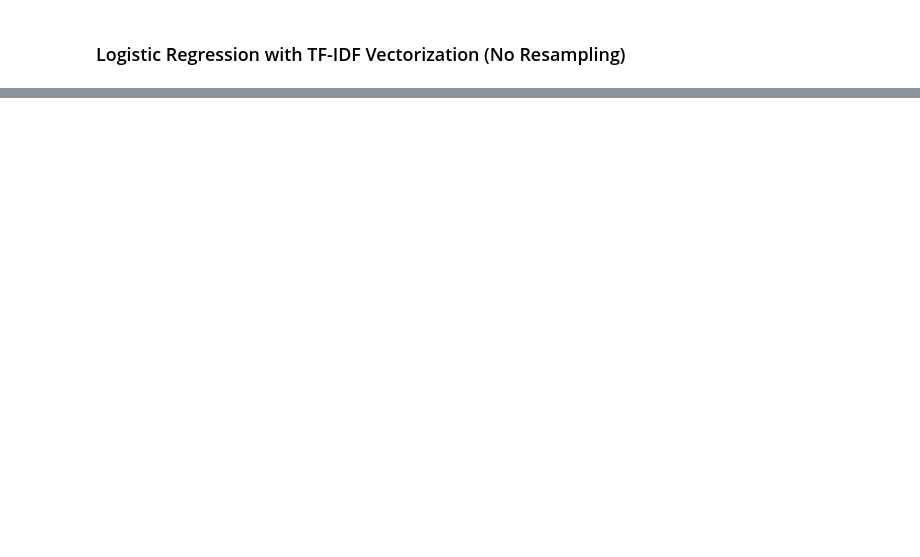
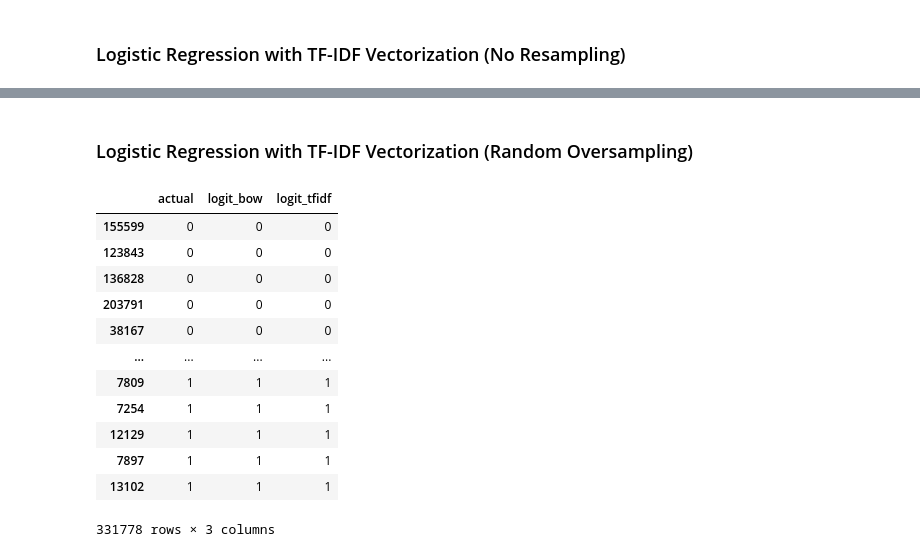
Before and after one commit to adam-gomez/finding-fake-news, a Jupyter notebook: walkthrough.ipynb, the cells around one changed output, grey strips where cells are left out. Saved outputs shown, nothing was run; the diff lists cells and outputs as text; code cells hidden in the pictures; blank space fills up the shorter version.

```diff
--- a/walkthrough.ipynb
+++ b/walkthrough.ipynb
@@ -778,0 +954,4 @@ vocab[20000:20010]
+# %%
+# Pass the cleaned headlines into the .fit_transform method
+X_train_tfidf_oversampled = tfidf_vectorizer_oversampled.fit_transform(train_oversampled.clean)
+X_train_tfidf_oversampled
@@ -837,0 +1108,5 @@ weighted avg       0.96      0.97      0.96    176884
+# %%
+logit_bow_oversampled = LogisticRegression().fit(X_train_bow_oversampled, y_train_oversampled)
+# %%
+train_results_oversampled['logit_bow'] = logit_bow_oversampled.predict(X_train_bow_oversampled)
+train_results_oversampled
@@ -839,0 +1276,21 @@ weighted avg       0.96      0.97      0.96    176884
+# %% [markdown]
+### Logistic Regression with TF-IDF Vectorization (Random Oversampling)
+# %%
+logit_tfidf_oversampled = LogisticRegression().fit(X_train_tfidf_oversampled, y_train_oversampled)
+# %%
+train_results_oversampled['logit_tfidf'] = logit_tfidf_oversampled.predict(X_train_tfidf_oversampled)
+train_results_oversampled
+# %% [output]
+|  | actual | logit_bow | logit_tfidf |
+| 155599 | 0 | 0 | 0 |
+| 123843 | 0 | 0 | 0 |
+| 136828 | 0 | 0 | 0 |
+| 203791 | 0 | 0 | 0 |
+| 38167 | 0 | 0 | 0 |
+| ... | ... | ... | ... |
+| 7809 | 1 | 1 | 1 |
+| 7254 | 1 | 1 | 1 |
+| 12129 | 1 | 1 | 1 |
+| 7897 | 1 | 1 | 1 |
+| 13102 | 1 | 1 | 1 |
+331778 rows × 3 columns
```
Also changed, not shown: parts of 72 cells of this notebook.
